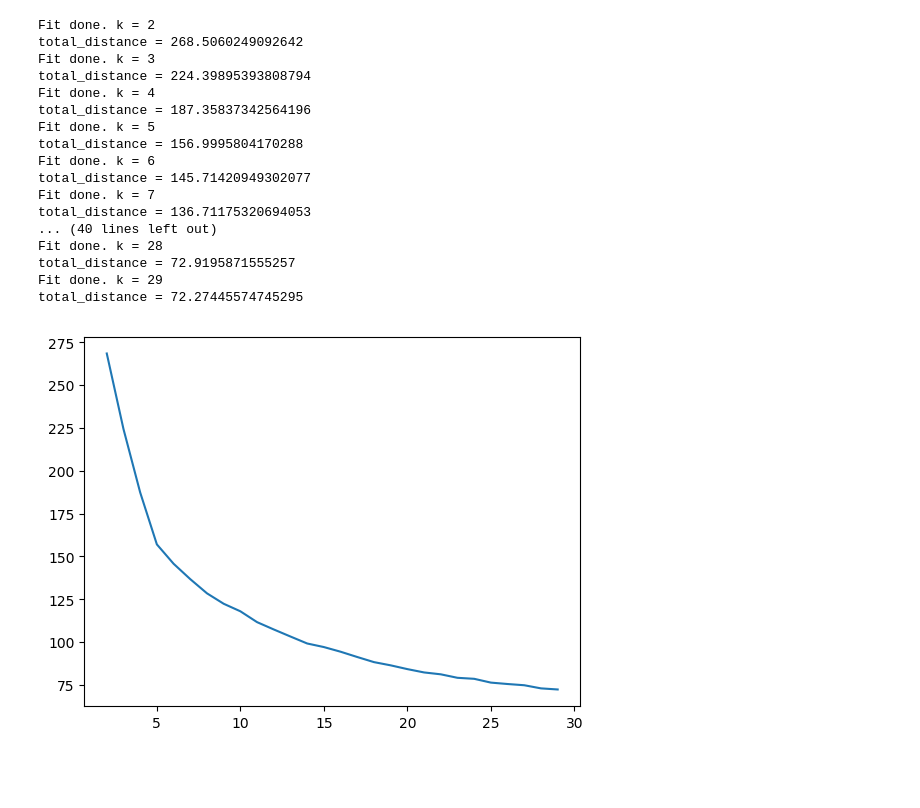
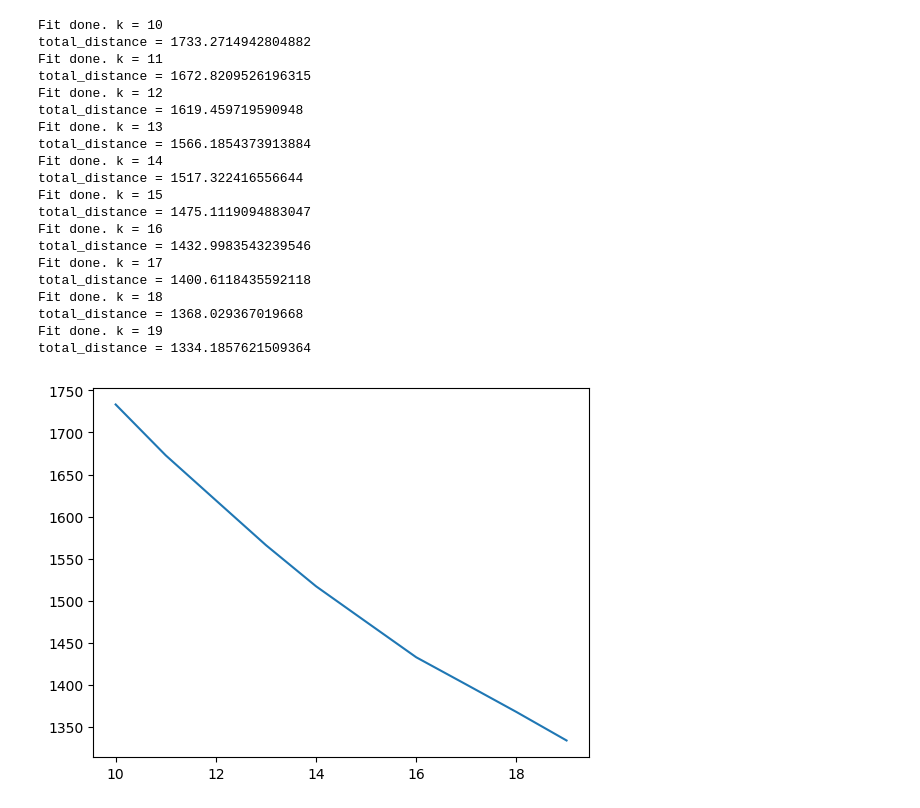
Before and after one commit to GodinhoAriel/MusicRecommendationForGroups, a Jupyter notebook: src/JupyterTestCode/MusicClustering.ipynb, the cells around one changed output. Cells and saved outputs as stored; diff of their text form; code cells hidden in the pictures; blank space fills up the shorter version.

```diff
--- a/src/JupyterTestCode/MusicClustering.ipynb
+++ b/src/JupyterTestCode/MusicClustering.ipynb
@@ -14,11 +17,3 @@ import math
 pp = pprint.PrettyPrinter()
 client = MongoClient('localhost', 27017)
 db = client.server
-# %%
-# pp.pprint(db.tracks.find_one({'id' : '0FwXYnBXPFaHyeG7EOjVt5'}))
-# db.tracks.count_documents({})
-# result = db.tracks.delete_many({'features' : None})
-# print(result.deleted_count)
-
-for item in db.tracks.find({'features' : None}):
-    print(item['id'], item['name'])
@@ -154,27 +126,6 @@ def extract_features_from_tracks(tracks):
             item['valence'],
         ])
     return features
-# %%
-elbow_k_means(extract_features_from_tracks(user_tracks), 2, 30)
-# %% [output]
-Fit done. k = 2
-total_distance = 268.5060249092642
-Fit done. k = 3
-total_distance = 224.39895393808794
-Fit done. k = 4
-total_distance = 187.35837342564196
-Fit done. k = 5
-total_distance = 156.9995804170288
-Fit done. k = 6
-total_distance = 145.71420949302077
-Fit done. k = 7
-total_distance = 136.71175320694053
-... (40 lines left out)
-Fit done. k = 28
-total_distance = 72.9195871555257
-Fit done. k = 29
-total_distance = 72.27445574745295
-[figure, removed]
 # %%
 def k_means(values, k):
     clf = KMeans(n_clusters = k)
@@ -190,0 +177,25 @@ def k_means(values, k):
+# %%
+min_popularity = 50
+elbow_k_means(extract_features_from_tracks(list(db.tracks.find({'popularity' : {'$gte' : min_popularity}}))), 10, 20)
+# %% [output]
+Fit done. k = 10
+total_distance = 1733.2714942804882
+Fit done. k = 11
+total_distance = 1672.8209526196315
+Fit done. k = 12
+total_distance = 1619.459719590948
+Fit done. k = 13
+total_distance = 1566.1854373913884
+Fit done. k = 14
+total_distance = 1517.322416556644
+Fit done. k = 15
+total_distance = 1475.1119094883047
+Fit done. k = 16
+total_distance = 1432.9983543239546
+Fit done. k = 17
+total_distance = 1400.6118435592118
+Fit done. k = 18
+total_distance = 1368.029367019668
+Fit done. k = 19
+total_distance = 1334.1857621509364
+[figure, added]
```
Also changed, not shown: parts of 23 cells of this notebook, 1 other file.
